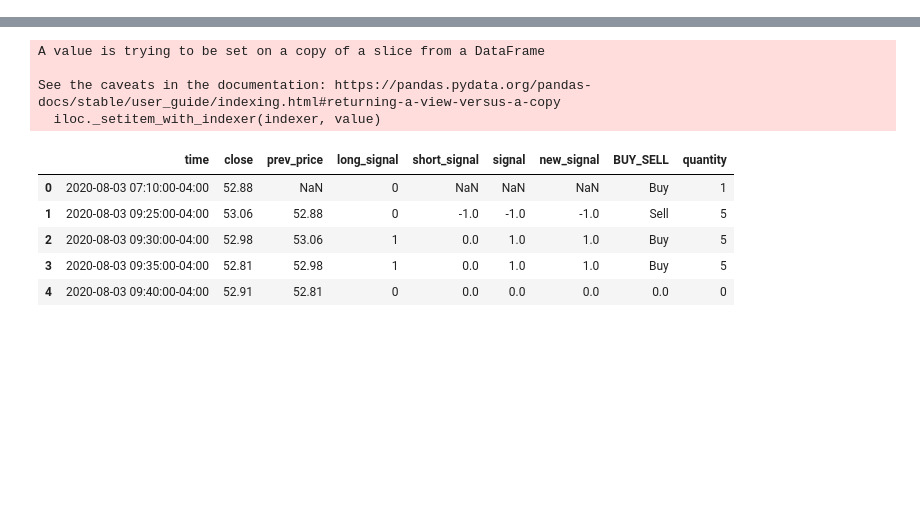
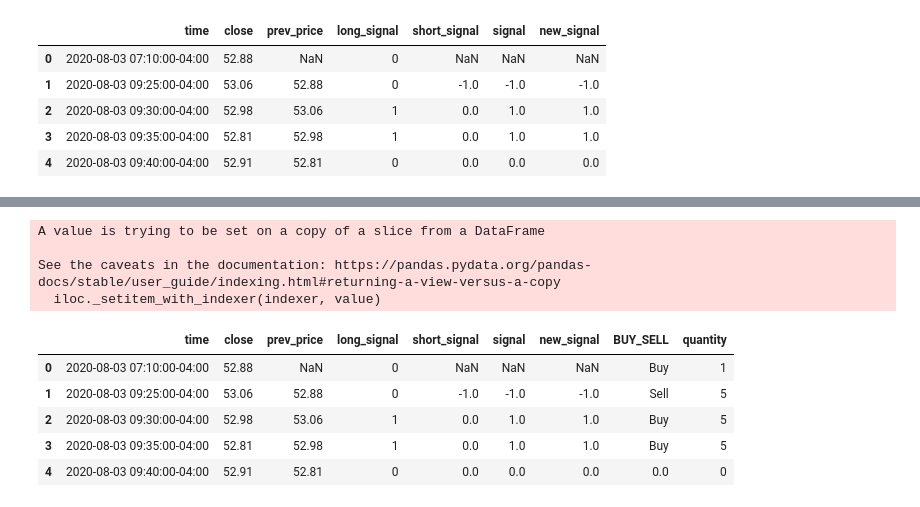
Before and after one commit to VinGit-droid/Martingale, a Jupyter notebook: Martingale.ipynb, the cells around one changed output, grey strips where cells are left out. Cells and saved outputs as stored; diff of their text form; code cells hidden in the pictures; blank space fills up the shorter version.

```diff
--- a/Martingale.ipynb
+++ b/Martingale.ipynb
@@ -317,0 +140,34 @@ print('Got order #{}'.format(my_order.id))
+# %%
+test2 = df_mg.copy()
+test2.reset_index(inplace=True)
+for i in range(test2.shape[0]):
+  if i > 0:
+    h = i-1
+    if ( (test2.loc[i, 'long_signal'] == 0) & (test2.loc[h, 'long_signal'] == 0) ):
+
+      test2.loc[i,'short_signal'] = -1
+
+    else:
+
+      test2.loc[i,'short_signal'] = 0
+
+test2['signal'] = test2['short_signal'] + test2['long_signal']
+
+for i in range(test2.shape[0]):
+  if i > 0:
+    h = i-1
+    if ( (test2.loc[i, 'short_signal'] == -1) & (test2.loc[h, 'short_signal'] == -1) ):
+
+      test2.loc[i,'new_signal'] = 0
+
+    else:
+
+      test2.loc[i,'new_signal'] = test2.loc[i,'signal']
+test2.head()
+# %% [output]
+|  | time | close | prev_price | long_signal | short_signal | signal | new_signal |
+| 0 | 2020-08-03 07:10:00-04:00 | 52.88 | NaN | 0 | NaN | NaN | NaN |
+| 1 | 2020-08-03 09:25:00-04:00 | 53.06 | 52.88 | 0 | -1.0 | -1.0 | -1.0 |
+| 2 | 2020-08-03 09:30:00-04:00 | 52.98 | 53.06 | 1 | 0.0 | 1.0 | 1.0 |
+| 3 | 2020-08-03 09:35:00-04:00 | 52.81 | 52.98 | 1 | 0.0 | 1.0 | 1.0 |
+| 4 | 2020-08-03 09:40:00-04:00 | 52.91 | 52.81 | 0 | 0.0 | 0.0 | 0.0 |
```
Also changed, not shown: parts of 35 cells of this notebook.
